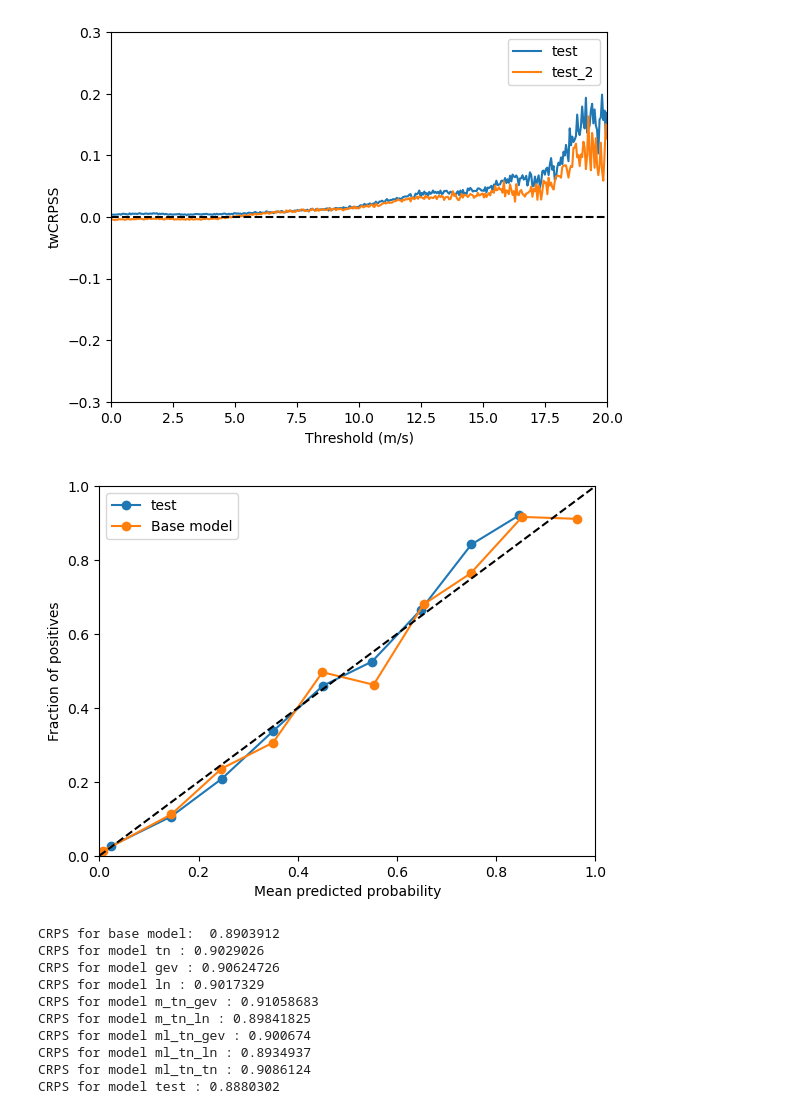
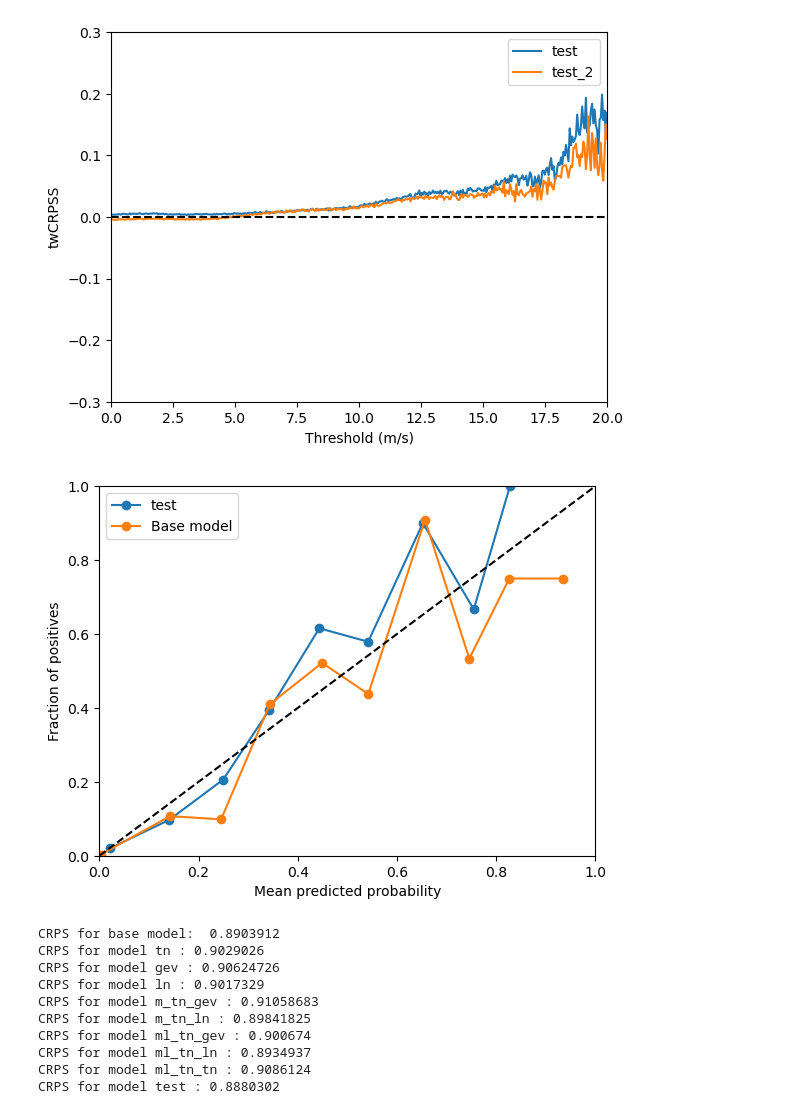
Before and after one commit to SimonHakvoort/thesiscode, a Jupyter notebook: src/emos_results/mixturelinear.ipynb, the cells around one changed output. Saved outputs shown, nothing was run; the diff lists cells and outputs as text; code cells hidden in the pictures.

```diff
--- a/src/emos_results/mixturelinear.ipynb
+++ b/src/emos_results/mixturelinear.ipynb
@@ -137,11 +136,11 @@ make_twcrpss_plot(base_model, test_models, X_test, y_test, variances_test, value
 # %% [output]
 [figure]
 # %%
-t = 10
+t = 15
 my_models = {'test': test}
 make_reliability_diagram_sklearn(my_models, X_test, y_test, variances_test, t=t, base_model=base_model)
 # %% [output]
-[figure, old version]
+[figure, new version]
 # %%
 samples = 1000
 print("CRPS for base model: ", base_model.loss_CRPS_sample_general(X_test, y_test, variances_test, samples).numpy())
```
Also changed, not shown: parts of 3 cells of this notebook, 5 other files.
